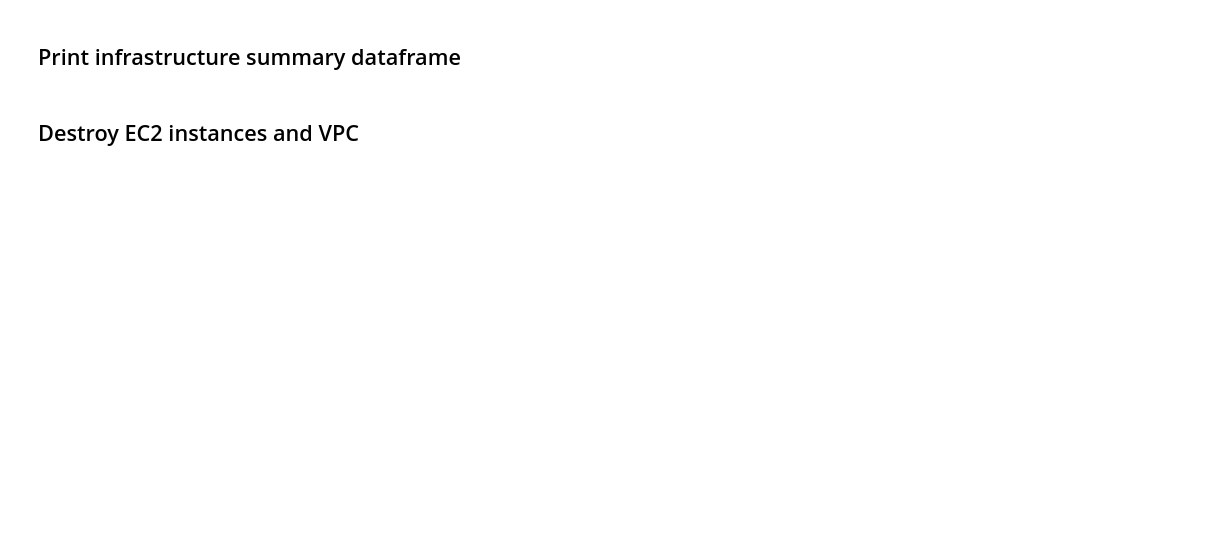
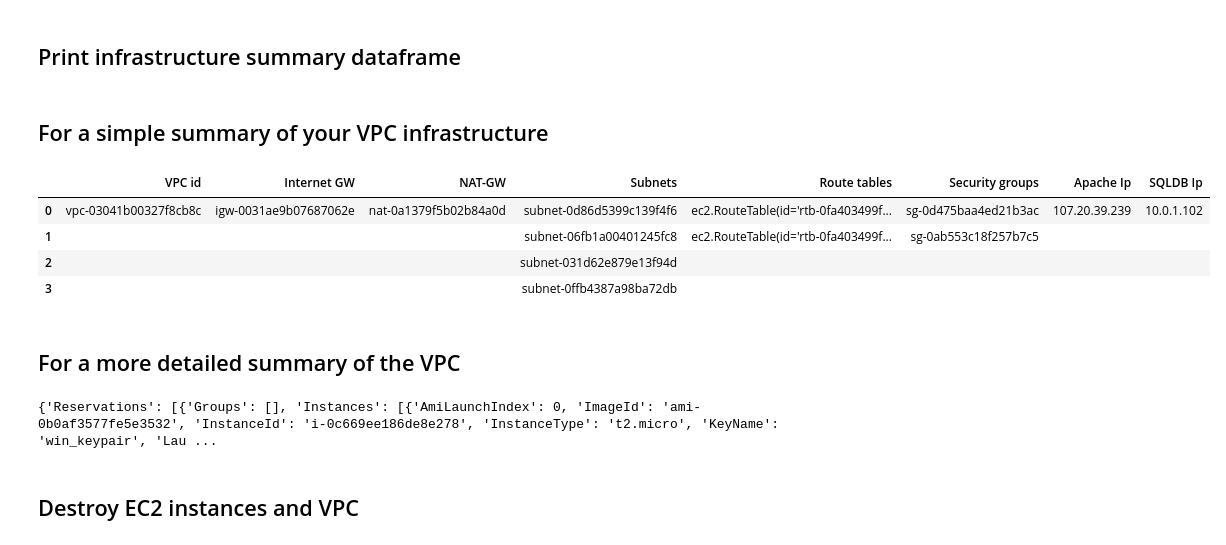
Before and after one commit to YemiDee/Cloudy-venture, a Jupyter notebook: aws_vpc_w_python.ipynb, the cells around one changed output. Cells and saved outputs as stored; diff of their text form; code cells hidden in the pictures; blank space fills up the shorter version.

Commit message:
included VPC summary dataframe and additional commentary

```diff
--- a/aws_vpc_w_python.ipynb
+++ b/aws_vpc_w_python.ipynb
@@ -94,0 +126,19 @@ for subnet in subnets:
+# %%
+#initialize cidr blocks and azs to assign to subnets
+cidr_blocks = ["10.0.1.0/24", "10.0.2.0/24", "10.0.3.0/24", "10.0.4.0/24"]
+availability_zones = ["us-east-1a", "us-east-1b"]
+
+#call subnet function
+subnets = create_public_private_subnets(cidr_blocks, availability_zones, vpc.id)
+
+#using a list comprehension create subnet_ids list
+subnet_ids = [subnet.id for subnet in subnets]
+
+#or use commented for loop below to create and print subnet ids
+#initialize empty list for subnet ids
+#subnets = []
+# for subnet in subnets:
+#     subnet_ids.append(subnet.id)
+
+#prints subnet ids list
+print(subnet_ids)
@@ -354,4 +472,33 @@ print(sql_server[0].id)
 # %% [markdown]
 ## Print infrastructure summary dataframe
+# %%
+#extract instance description
+#it is a nested dictionary object
+insts = client.describe_instances()
+# %% [markdown]
+## For a simple summary of your VPC infrastructure
+# %%
+#manually create summary dictionary for target variables
+summary = {"VPC id": [vpc.id, "", "", ""], "Internet GW": [igw.id, "", "", ""], "NAT-GW": [nat_gw_id, "", "", ""],
+"Subnets": subnet_ids, "Route tables": [rt_tables[0], rt_tables[0], "", ""],
+"Security groups": [frontend_sg.id, backend_sg.id, "", ""], "Apache Ip": [insts['Reservations'][0]['Instances'][0]['PublicIpAddress'], "", "", ""],
+"SQLDB Ip": [insts['Reservations'][0]['Instances'][0]['PrivateIpAddress'], "", "", ""]}
+
+#use dictionary to create a pandas dataframe
+vpc_summary = pd.DataFrame(summary)
+vpc_summary
+# %% [output]
+|  | VPC id | Internet GW | NAT-GW | Subnets | Route tables | Security groups | Apache Ip | SQLDB Ip |
+| 0 | vpc-03041b00327f8cb8c | igw-0031ae9b07687062e | nat-0a1379f5b02b84a0d | subnet-0d86d5399c139f4f6 | ec2.RouteTable(id='rtb-0fa403499f... | sg-0d475baa4ed21b3ac | 107.20.39.239 | 10.0.1.102 |
+| 1 |  |  |  | subnet-06fb1a00401245fc8 | ec2.RouteTable(id='rtb-0fa403499f... | sg-0ab553c18f257b7c5 |  |  |
+| 2 |  |  |  | subnet-031d62e879e13f94d |  |  |  |  |
+| 3 |  |  |  | subnet-0ffb4387a98ba72db |  |  |  |  |
+# %% [markdown]
+## For a more detailed summary of the VPC
+# %%
+#prints a nested dictionary object
+print(insts)
+# %% [output]
+{'Reservations': [{'Groups': [], 'Instances': [{'AmiLaunchIndex': 0, 'ImageId': 'ami-0b0af3577fe5e3532', 'InstanceId': 'i-0c669ee186de8e278', 'InstanceType': 't2.micro', 'KeyName': 'win_keypair', 'Lau ...
 # %% [markdown]
 ## Destroy EC2 instances and VPC
```
Also changed, not shown: parts of 32 cells of this notebook.
